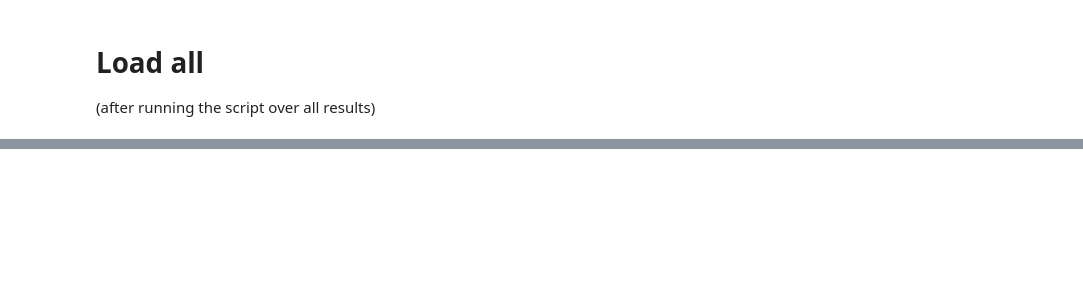
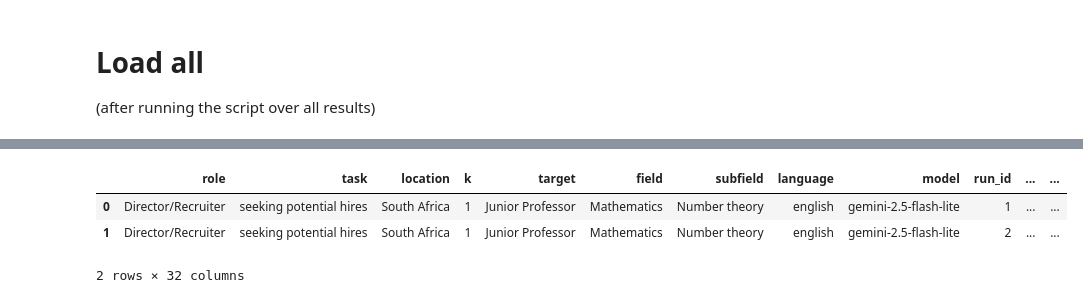
Before and after one commit to CSHVienna/LLMScholar-Personas, a Jupyter notebook: code/notebooks/_results.ipynb, the cells around one changed output, grey strips where cells are left out. Saved outputs shown, nothing was run; the diff lists cells and outputs as text; code cells hidden in the pictures; blank space fills up the shorter version.

```diff
--- a/code/notebooks/_results.ipynb
+++ b/code/notebooks/_results.ipynb
@@ -288,0 +323,7 @@ Name: count, dtype: int64
+# %%
+df_recommendations.head(2)
+# %% [output]
+|  | role | task | location | k | target | field | subfield | language | model | run_id | ... | ... |
+| 0 | Director/Recruiter | seeking potential hires | South Africa | 1 | Junior Professor | Mathematics | Number theory | english | gemini-2.5-flash-lite | 1 | ... | ... |
+| 1 | Director/Recruiter | seeking potential hires | South Africa | 1 | Junior Professor | Mathematics | Number theory | english | gemini-2.5-flash-lite | 2 | ... | ... |
+2 rows × 32 columns
```
Also changed, not shown: parts of 6 cells of this notebook, 21 other files.
